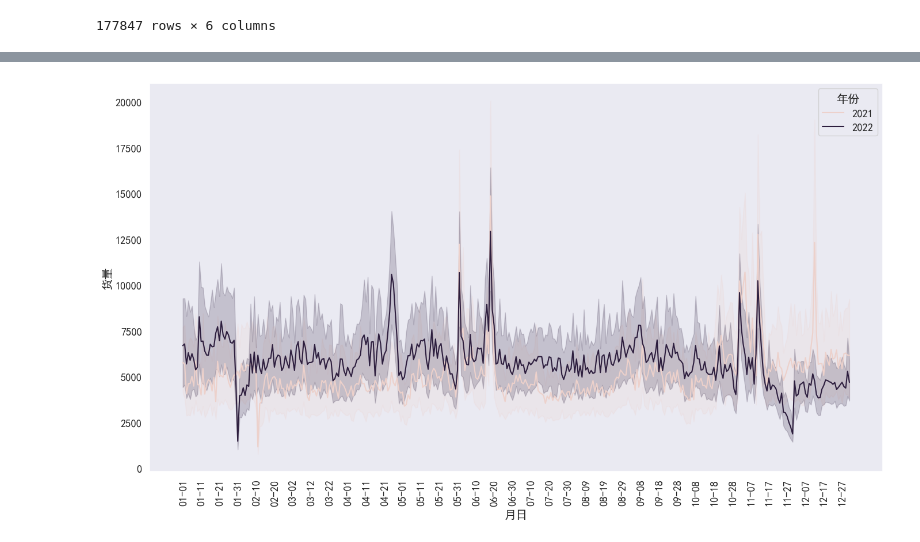
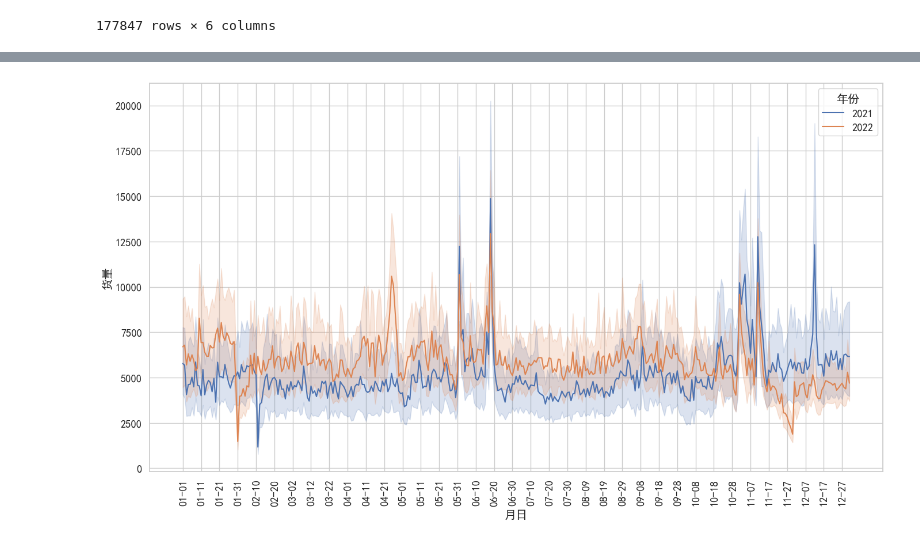
Before and after one commit to james-curtis/2023MathorCup-C, a Jupyter notebook: preprocess/数据分析.ipynb, the cells around one changed output, grey strips where cells are left out. Drawn from its saved outputs; the diff is of its cells as text; code cells hidden in the pictures.

```diff
--- a/preprocess/数据分析.ipynb
+++ b/preprocess/数据分析.ipynb
@@ -7,6 +7,7 @@ import matplotlib.pyplot as plt
 plt.rcParams['font.sans-serif'] = ['SimHei']  # 黑体
 plt.rcParams['axes.unicode_minus'] = False  # 解决无法显示符号的问题
 sns.set(font='SimHei', font_scale=1.2, style='darkgrid')  # 解决Seaborn中文显示问题
+palette = 'deep'
 # %%
 df = pd.read_excel('../原始数据/附件1：物流网络历史货量数据.xlsx')
 df
@@ -78,0 +52,4 @@ ddf
+# %%
+# 按月日排序
+ddf.sort_values(by='月日').reset_index(drop=True, inplace=True)
+ddf
@@ -79,15 +70,15 @@ ddf
 # %%
 # 以年份为类目，按月份，全路线货量-置信区间折线图
 # for style in ['darkgrid', 'whitegrid', 'white', 'dark']:
-style = 'dark'
+style = 'whitegrid'
 
 sns.set(font='SimHei', font_scale=1.2, style=style)
 plt.figure(figsize=(14, 8))
-sns.lineplot(ddf, x='月日', y='货量', hue='年份')
+sns.lineplot(ddf, x='月日', y='货量', hue='年份', palette=palette)
 
 plt.xticks(ddf['月日'].unique()[::10], rotation=90)
 plt.tight_layout()
 plt.savefig(f'以年份为类目，按月份，全路线货量-置信区间折线图-{style}.svg')
 plt.show()
 # %% [output]
-[figure, old version]
+[figure, new version]
```
Also changed, not shown: parts of 8 cells of this notebook, 7 other files.
